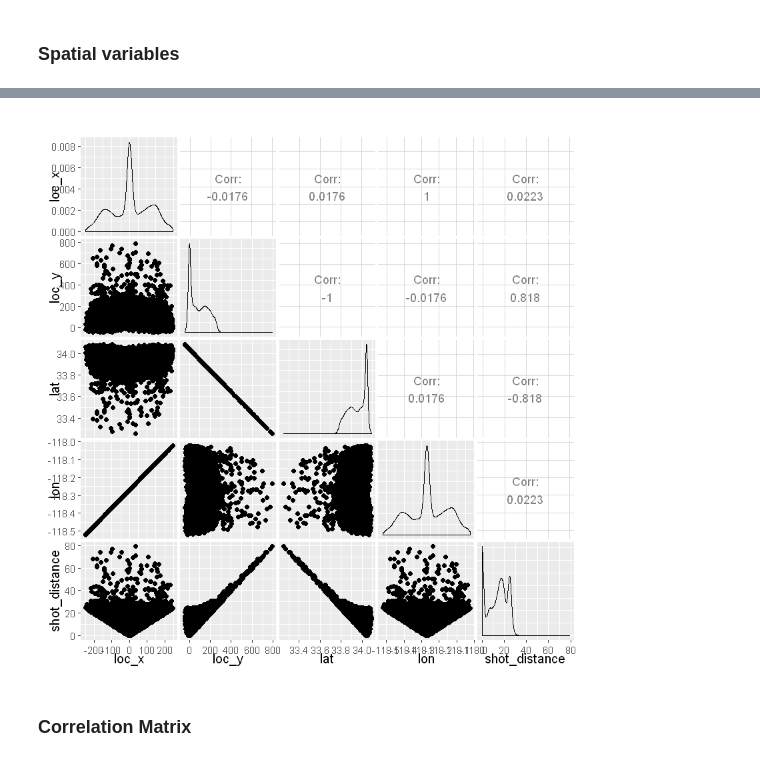
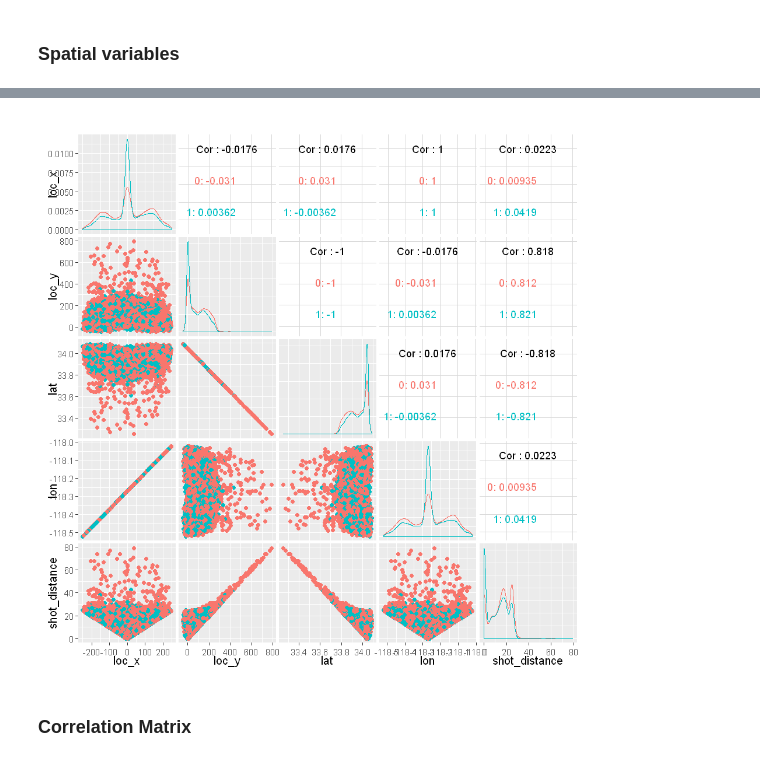
Before and after one commit to brunocalou/Kobe-Bryant-Shot-Selection, a Jupyter notebook: app.ipynb, the cells around one changed output, grey strips where cells are left out. Saved outputs shown, nothing was run; the diff lists cells and outputs as text; code cells hidden in the pictures.

Commit message:
Adding visualization methods for spatial variables

```diff
--- a/app.ipynb
+++ b/app.ipynb
@@ -119,3 +118,27 @@ pie(prop, labels=lbls, col=rainbow(length(lbls)), main="Class distribution")
 ## TODO: Remove unnecessary fields and join related ones
 # %% [markdown]
 ### Spatial variables
+# %%
+# Quartiles of 'loc_x', 'loc_y', 'lat', 'lon', 'shot_distance'
+dataframe$shot_made_flag <- factor(dataframe$shot_made_flag,levels=c(0,1), labels=c("0","1"))
+
+# shot_distance
+shot_dist_plot <- qplot(shot_made_flag, shot_distance, data=dataframe, geom=c("boxplot"),
+   fill=shot_made_flag, main="Score by Shot Distance", ylab="Shot Distance")
+
+# Loc_x and Loc_y
+loc_x_plot <- qplot(shot_made_flag, loc_x, data=dataframe, geom=c("boxplot"),
+   fill=shot_made_flag, main="loc_x", ylab="loc_x")
+
+loc_y_plot <- qplot(shot_made_flag, loc_y, data=dataframe, geom=c("boxplot"),
+   fill=shot_made_flag, main="loc_y", ylab="loc_y")
+
+# Lat and Lon
+lat_plot <- qplot(shot_made_flag, lat, data=dataframe, geom=c("boxplot"),
+   fill=shot_made_flag, main="Latitude", ylab="Latitude")
+
+lon_plot <- qplot(shot_made_flag, lon, data=dataframe, geom=c("boxplot"),
+   fill=shot_made_flag, main="Longitude", ylab="Longitude")
+
+options(repr.plot.width=8, repr.plot.height=8)
+multiplot(loc_x_plot, loc_y_plot, lat_plot, lon_plot, shot_dist_plot, cols=2)
@@ -122,9 +147,10 @@ pie(prop, labels=lbls, col=rainbow(length(lbls)), main="Class distribution")
 # %%
-# Quartiles and scatter matrix of 'loc_x', 'loc_y', 'lat', 'lon', 'shot_distance'
-pm <- ggpairs(dataframe, columns = c('loc_x', 'loc_y', 'lat', 'lon', 'shot_distance'))
+# Scatter matrix of 'loc_x', 'loc_y', 'lat', 'lon', 'shot_distance'
+options(repr.plot.width=8, repr.plot.height=8)
+pm <- ggpairs(dataframe, mapping = aes(color = shot_made_flag), columns = c("loc_x", "loc_y", "lat", "lon", "shot_distance"))
 pm
 # %% [output]
-[figure, old version]
+[figure, new version]
 # %% [markdown]
 ### Correlation Matrix
 # %%
```
Also changed, not shown: parts of 3 cells of this notebook, 1 other file.
